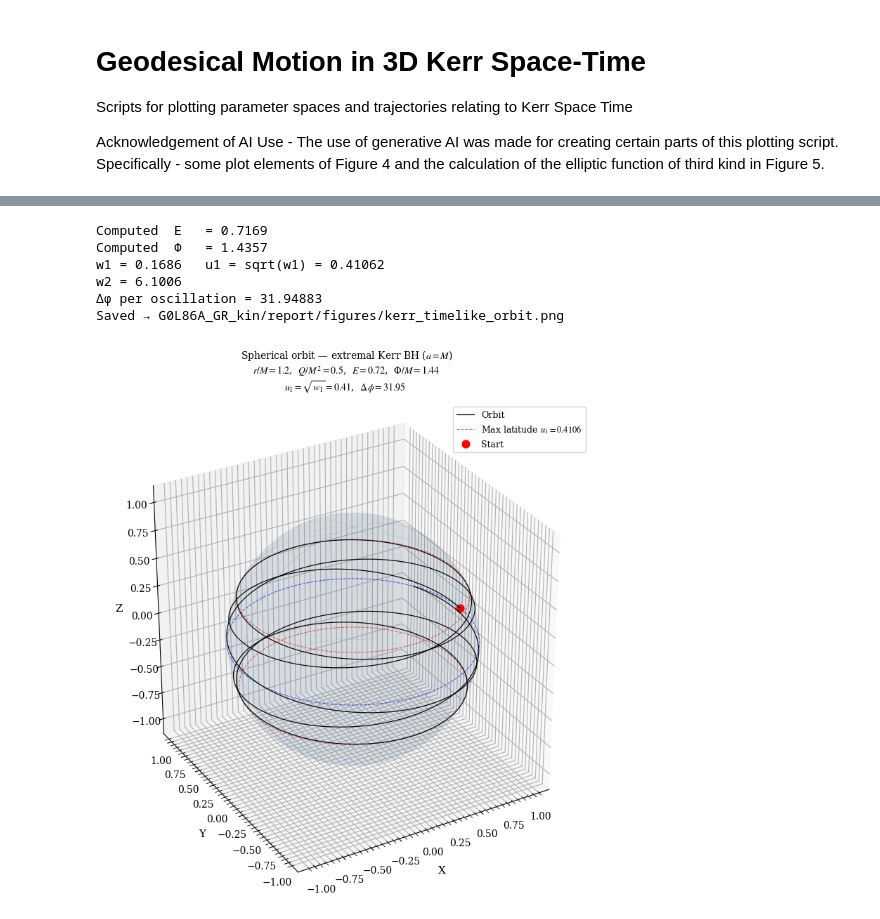
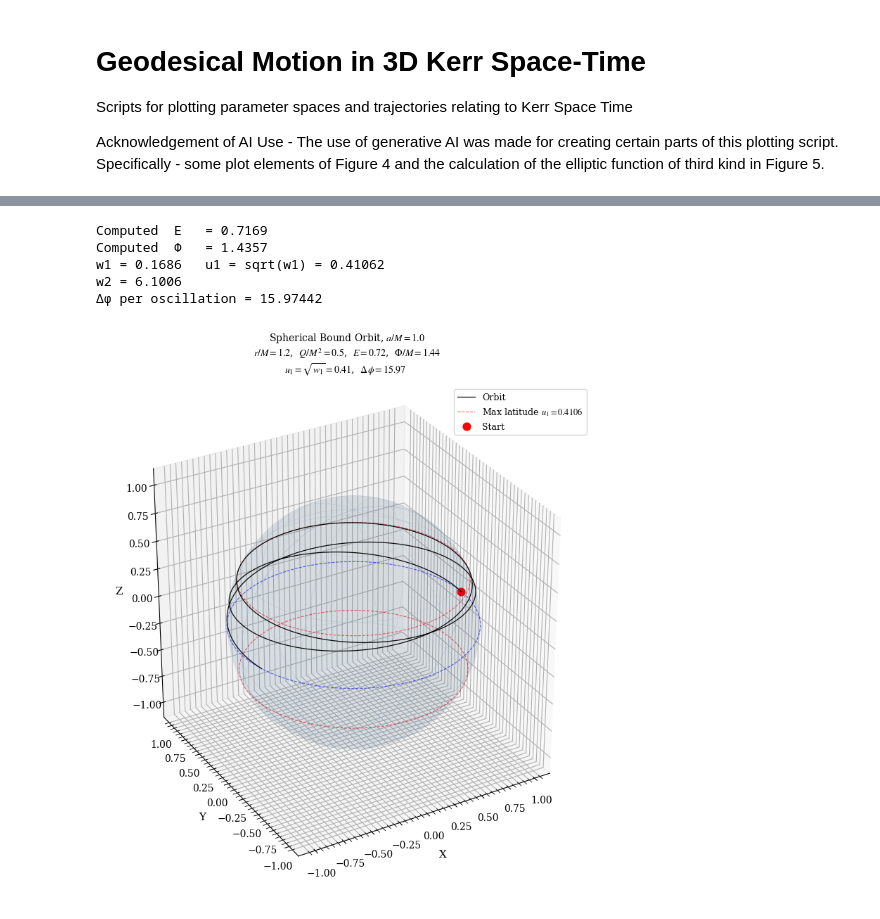
Before and after one commit to olafx/G0L86A_GR_kin, a Jupyter notebook: code/trajectoryKerrPlot.ipynb, the cells around one changed output, grey strips where cells are left out. Saved outputs shown, nothing was run; the diff lists cells and outputs as text; code cells hidden in the pictures.

```diff
--- a/code/trajectoryKerrPlot.ipynb
+++ b/code/trajectoryKerrPlot.ipynb
@@ -512,7 +515,7 @@ alp = a * np.sqrt((1.0 - E**2) * w2)
 K_val         = ellipk(m)
 lambda_period = 4.0 * K_val / alp
 
-n_periods = 1
+n_periods = 0.5
 N_pts     = 12000
 lam       = np.linspace(0.0, n_periods * lambda_period, N_pts)
 
@@ -583,37 +586,34 @@ ax.plot(r_lat*np.cos(lat_circ), r_lat*np.sin(lat_circ),
 ax.plot(r_lat*np.cos(lat_circ), r_lat*np.sin(lat_circ),
         -u1*np.ones(300), 'r--', lw=0.8, alpha=0.6,
         label=fr'Max latitude $u_1={u1:.4f}$')
 
 # Starting point
 ax.scatter([X[0]], [Y[0]], [Z[0]], color='red', s=60,
            zorder=10, label='Start')
 
 # Observer
 ax.view_init(elev=30, azim=-120)
 ax.set_box_aspect([1, 1, 1])
 
 ax.set_xlabel('X', fontsize=11, labelpad=6)
 ax.set_ylabel('Y', fontsize=11, labelpad=6)
 ax.set_zlabel('Z', fontsize=11, labelpad=6)
 ax.set_title(
-    r'Spherical orbit — extremal Kerr BH ($a = M$)' + '\n' +
+    fr'Spherical Bound Orbit, $a/M = {a/M:.1f}$' + '\n' +
     fr'$r/M = {r:.1f}$,  $Q/M^2 = {Q:.1f}$,  '
     fr'$E = {E:.2f}$,  $\Phi/M = {Phi:.2f}$' + '\n' +
     fr'$u_1 = \sqrt{{w_1}} = {u1:.2f}$,  '
     fr'$\Delta\phi = {delta_phi:.2f}$  ',
     fontsize=10, pad=12
 )
 ax.legend(fontsize=9, loc='upper right')
 
 plt.tight_layout()
-out = '../report/figures/kerr_timelike_orbit.png'
-plt.savefig(out, dpi=160, bbox_inches='tight')
-print(f"Saved → {out}")
+plt.savefig('../report/figures/kerr_timelike_orbit.png', dpi=300, bbox_inches='tight')
 # %% [output]
 Computed  E   = 0.7169
 Computed  Φ   = 1.4357
 w1 = 0.1686   u1 = sqrt(w1) = 0.41062
 w2 = 6.1006
-Δφ per oscillation = 31.94883
-Saved → G0L86A_GR_kin/report/figures/kerr_timelike_orbit.png
+Δφ per oscillation = 15.97442
-[figure, old version]
+[figure, new version]
```
Also changed, not shown: parts of 5 cells of this notebook, 6 other files.
